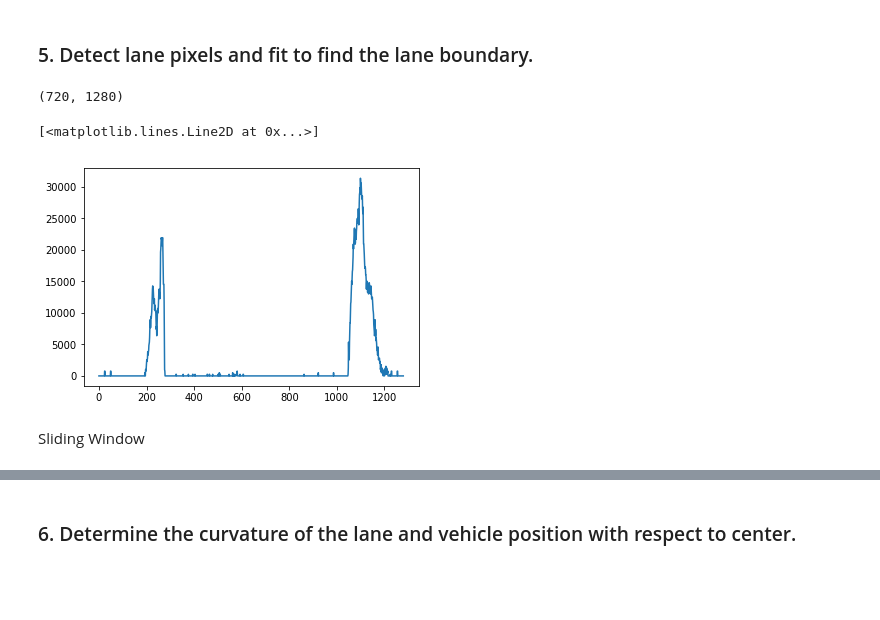
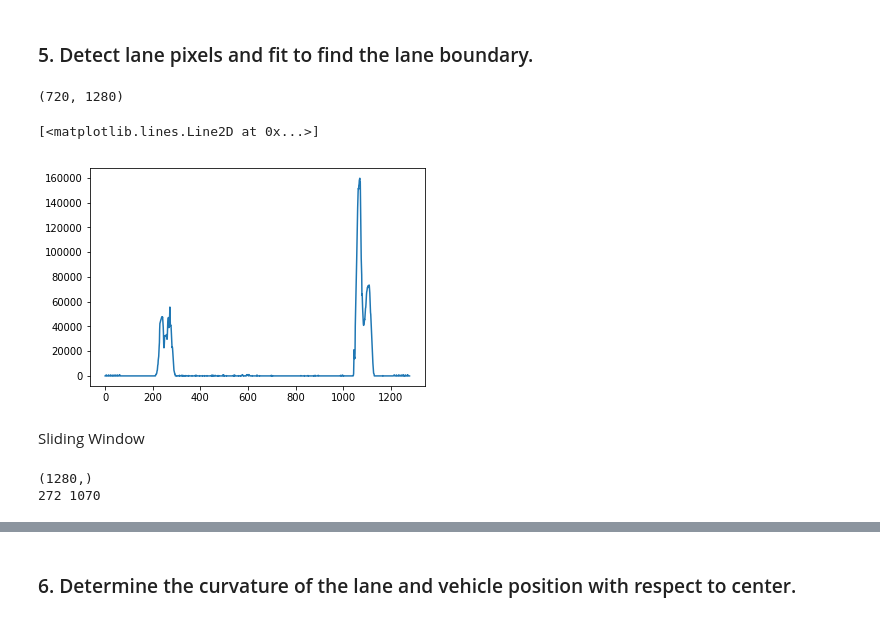
Before and after one commit to easyfly007/autodrive_projects, a Jupyter notebook: proj_advanced_lane_finding/examples/solutions.ipynb, the cells around one changed output, grey strips where cells are left out. Saved outputs shown, nothing was run; the diff lists cells and outputs as text; code cells hidden in the pictures; blank space fills up the shorter version.

Commit message:
add the lane line by windows sliding codes

```diff
--- a/proj_advanced_lane_finding/examples/solutions.ipynb
+++ b/proj_advanced_lane_finding/examples/solutions.ipynb
@@ -207,13 +207,45 @@ testing the binary img build function on test image  ../test_images\straight_lin
 # %% [markdown]
 ### 5. Detect lane pixels and fit to find the lane boundary.
-# %%
-img = img3
-print(img.shape)
-histogram = np.sum(img[img.shape[0]//2:,:], axis=0)
-plt.plot(histogram)
-# %% [output]
-(720, 1280)
-[<matplotlib.lines.Line2D at 0x...>]
-[figure, removed]
+# %%
+img = img3
+print(img.shape)
+
+histogram = np.sum(img[img.shape[0]//2:,:], axis=0)
+# as in the persepctive transformation, we have already changed the bottom half to the whole image,
+# then no need to only use the bottom half, just use the whole half
+histogram = np.sum(img[:,:], axis=0)
+out_img = np.dstack((img, img, img))*255
+# plt.imshow(out_img)
+plt.plot(histogram)
+# %% [output]
+(720, 1280)
+[<matplotlib.lines.Line2D at 0x...>]
+[figure, added]
 # %% [markdown]
 Sliding Window
+# %%
+print(histogram.shape)
+midpoint = np.int(histogram.shape[0] / 2)
+leftx_base = np.argmax(histogram[:midpoint])
+rightx_base = np.argmax(histogram[midpoint:]) + midpoint
+print(leftx_base, rightx_base)
+# left side for the left lane detection, right side for the right lane detection
+
+img = img3
+# windows layer count
+nwindows = 9
+# window height
+window_height = np.int(img3.shape[0]/nwindows)
+
+# collect the non zero pixels in the img
+nonzero = img3.nonzero()
+nonzerox = np.array(nonzero[0])
+nonzeroy = np.array(nonzero[1])
+
+leftx_current = leftx_base
+rightx_current = rightx_base
+margin = 100
+minpix = 50
+# %% [output]
+(1280,)
+272 1070
```
Also changed, not shown: parts of 9 cells of this notebook.
